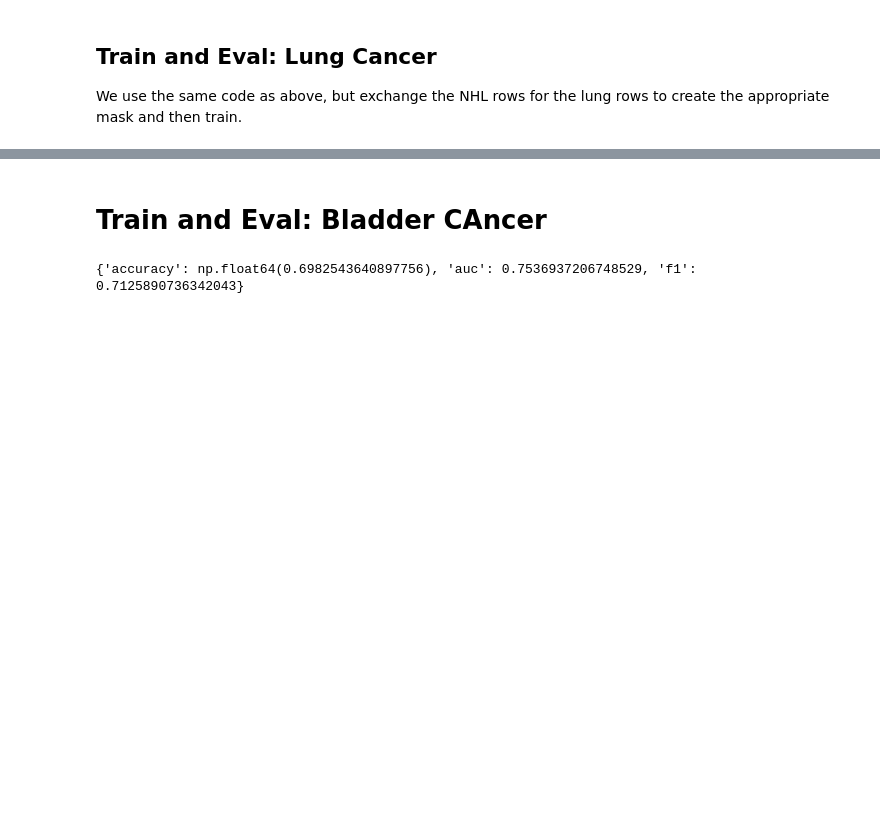
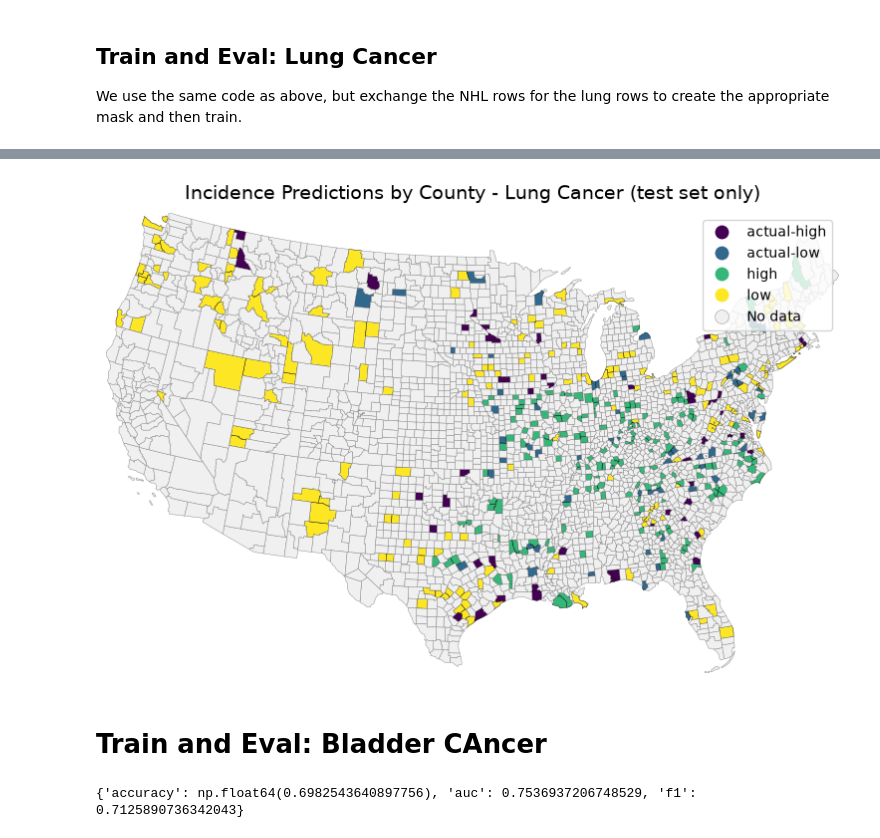
Before and after one commit to dylanhudson/CSCI5612-ML, a Jupyter notebook: data/nn/nn.ipynb, the cells around one changed output, grey strips where cells are left out. Cells and saved outputs as stored; diff of their text form; code cells hidden in the pictures; blank space fills up the shorter version.

```diff
--- a/data/nn/nn.ipynb
+++ b/data/nn/nn.ipynb
@@ -752,3 +752,15 @@ TypeError: CancerIncdClassifier.forward() missing 1 required positional argument
+# %%
+test_node_indices = np.where(lung_test_mask.numpy())[0]
+test_true = y_lung[lung_test_mask].numpy().astype(int)
+
+# 4. Map node indices -> FIPS using the list you stored on the graph
+test_fips = [data.fips[i] for i in test_node_indices]
+# %%
+pred_df = pd.DataFrame({
+    'FIPS': test_fips,
+    'true': test_true,
+    'pred': preds,
+})
 # %%
 #confusion matrix for results
 
@@ -769,3 +790,37 @@ plt.show()
+# %%
+#for mapping, we need a column that holds a value for the different options- 'true' is one, i.e. that it was high-risk, and 'pred' is 1, i.e. that it was predicted as high-risk
+# and the other options, low-risk and low risk, and the incorrect predictions which would be where 'true' and 'pred' do not match- one where predicted high, but was actually low, and vice-versa
+
+pred_df['mapping'] = pred_df.apply(lambda row: 'high' if row['true'] == 1 and row['pred'] == 1 else ('low' if row['true'] == 0 and row['pred'] == 0 else ('actual-low' if row['true'] == 0 and row['pred'] == 1 else 'actual-high')), axis=1)
+# %%
+#now we have pred_df, and we have 'mapping' col with 4 options: we want the counties with predictions colored according to the 4 categories
+
+
+gdf = geopandas.read_file('../cancer_incidence_data_2023/cb_2018_us_county_20m/cb_2018_us_county_20m.shp')
+gdf = gdf.rename(columns={'GEOID': 'FIPS'})
+gdf = gdf.merge(pred_df[['FIPS', 'mapping']], on='FIPS', how='left')
+gdf = gdf.to_crs("EPSG:5070")
+conus = gdf[~gdf['STATEFP'].isin(['02', '15', '72'])]  #remove ak, hi, and PR to make viz easier
+conus_bounds = conus.total_bounds
+conus = conus.copy()
+conus['mapping'] = conus['mapping'].astype('category')
+n_clusters = conus['mapping'].cat.categories
+cmap = plt.colormaps['viridis']
+fig, ax = plt.subplots(figsize=(10, 6))
+conus.plot(
+    column='mapping',
+    ax=ax,
+    cmap=cmap,
+    legend=True,
+    edgecolor='black',
+    linewidth=0.3,
+    missing_kwds={'color': '#f0f0f0', 'edgecolor': 'gray', 'label': 'No data'})
+ax.set_xlim(conus_bounds[[0, 2]])
+ax.set_ylim(conus_bounds[[1, 3]])
+ax.set_title(f'Incidence Predictions by County - Lung Cancer (test set only)', fontsize=14, pad=10)
+ax.set_axis_off()
+# %% [output]
+[figure, added]
 # %% [markdown]
 # Train and Eval: Bladder CAncer
 # %%
```
Also changed, not shown: parts of 12 cells of this notebook, 4 other files.
